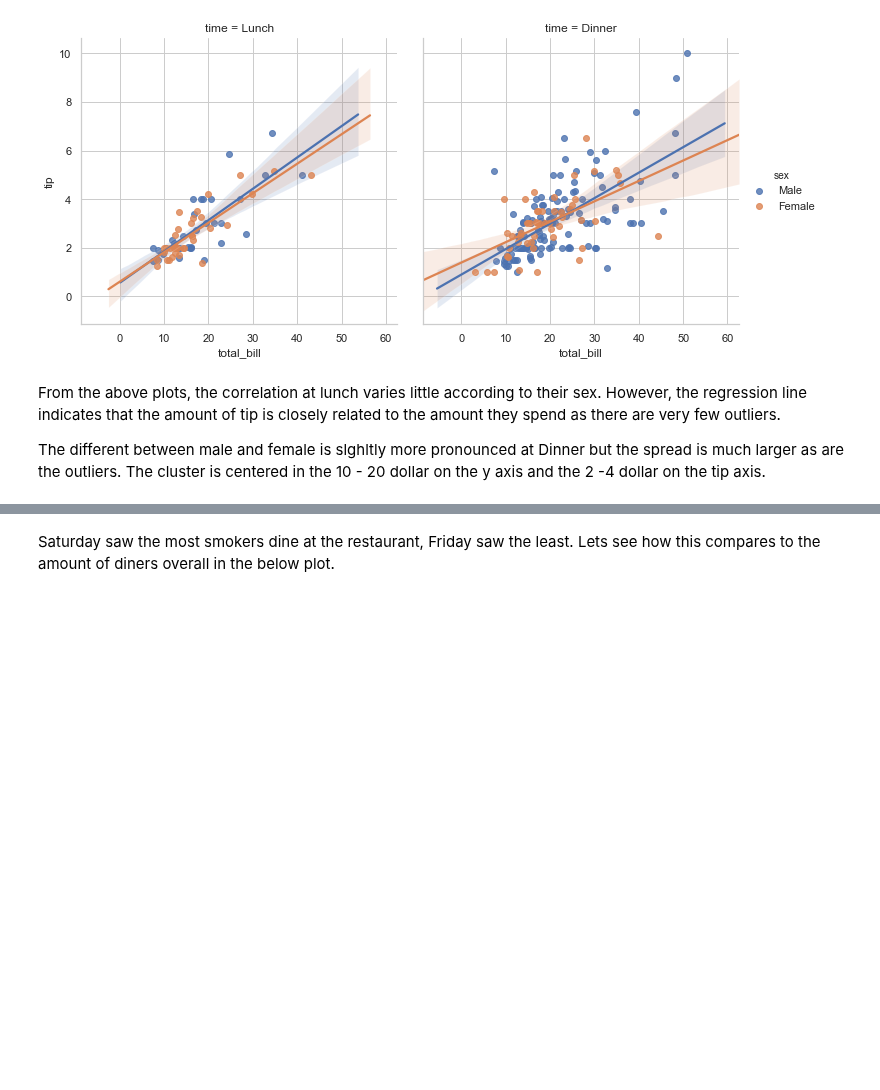
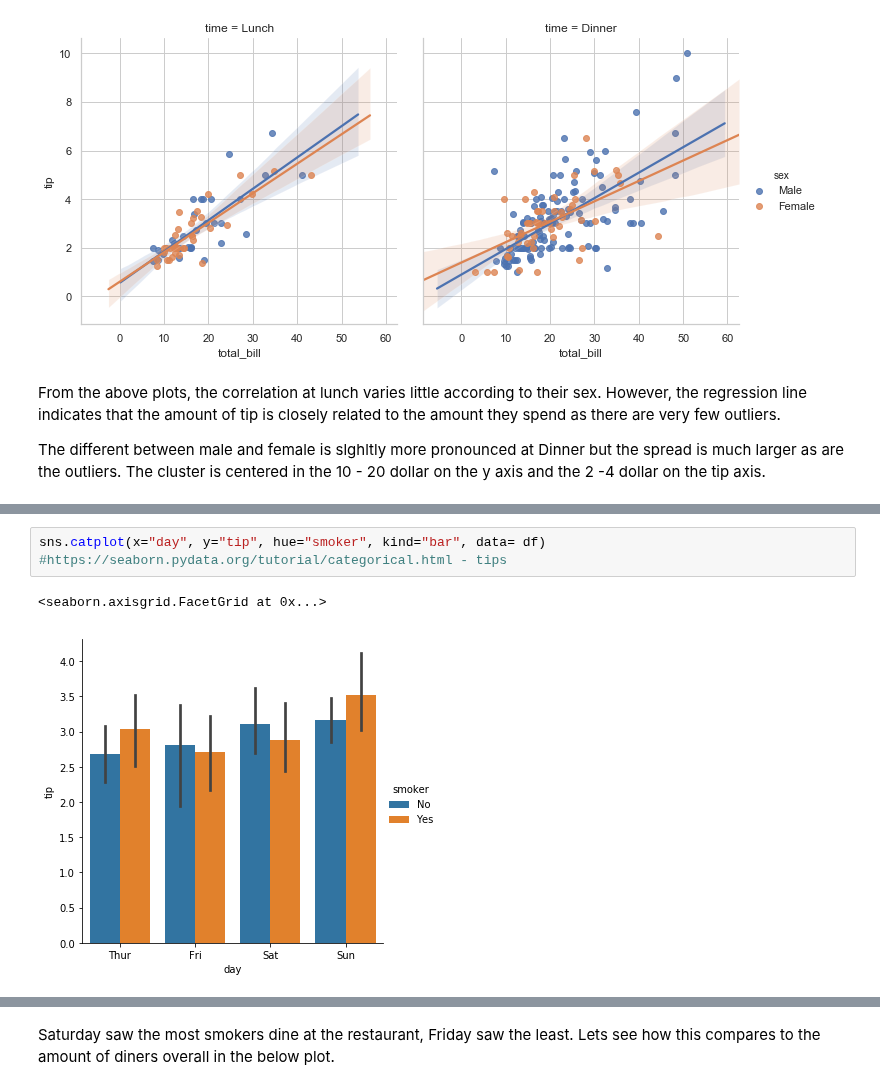
Before and after one commit to martinaobrien/FUNDAMENTALS-OF-DATA-ANALYSIS-Project-2019, a Jupyter notebook: Tips Dataset Assignment .ipynb, the cells around one changed output, grey strips where cells are left out. Saved outputs shown, nothing was run; the diff lists cells and outputs as text; blank space fills up the shorter version.

```diff
--- a/Tips Dataset Assignment .ipynb
+++ b/Tips Dataset Assignment .ipynb
@@ -314,0 +323,6 @@ Firstly, lets look at the spread of customers that were smokers in the restauran
+# %%
+sns.catplot(x="day", y="tip", hue="smoker", kind="bar", data= df)
+#https://seaborn.pydata.org/tutorial/categorical.html - tips
+# %% [output]
+<seaborn.axisgrid.FacetGrid at 0x...>
+[figure, added]
```
Also changed, not shown: parts of 22 cells of this notebook.
